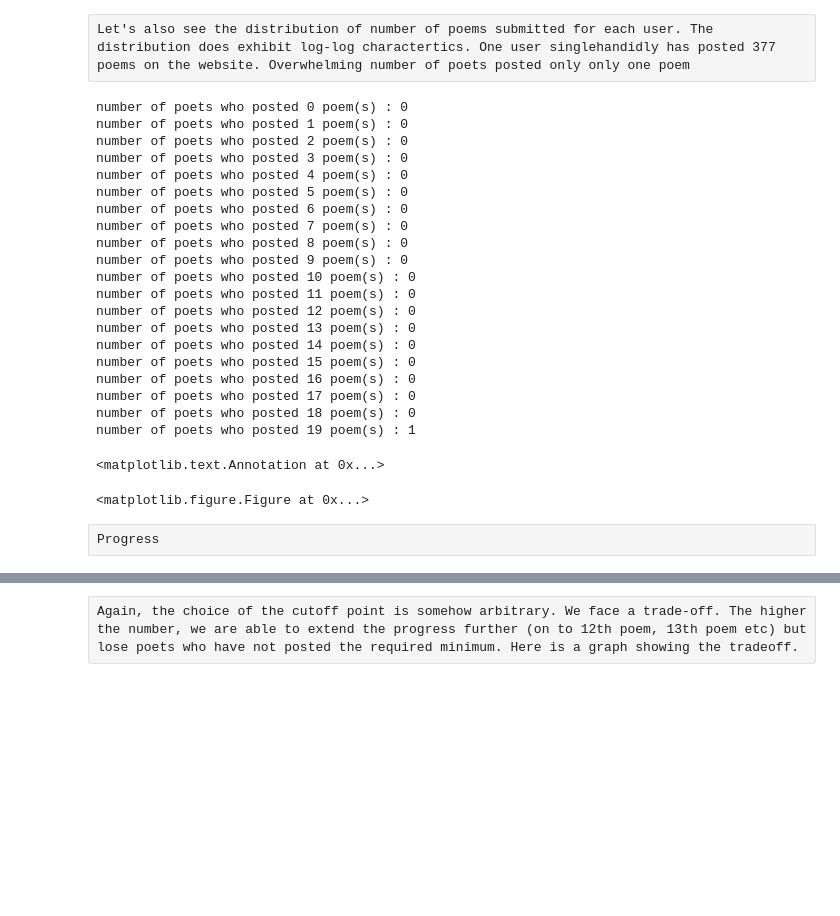
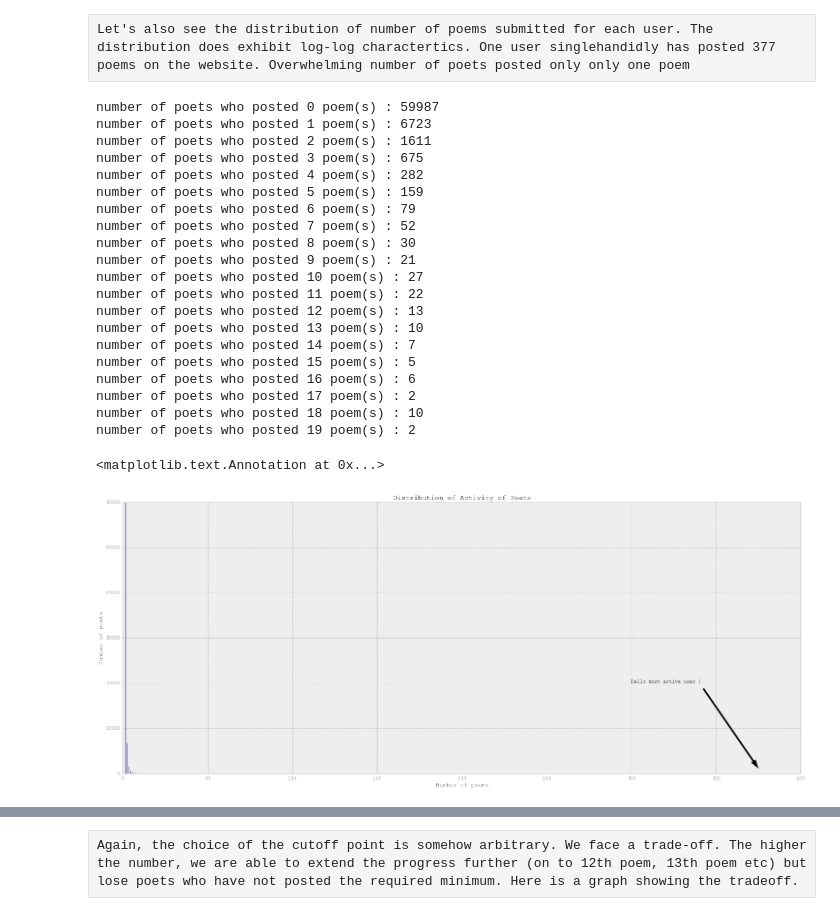
Before and after one commit to SumAllFoundation/powerpoetry, a Jupyter notebook: Powerpoetry Analysis.ipynb, the cells around one changed output, grey strips where cells are left out. Saved outputs shown, nothing was run; the diff lists cells and outputs as text; code cells hidden in the pictures; blank space fills up the shorter version.

```diff
--- a/Powerpoetry Analysis.ipynb
+++ b/Powerpoetry Analysis.ipynb
@@ -114,46 +113,44 @@ ax.set_title('Breakdown of visitors to Powerpoetry website')
 # %% [raw]
 Let's also see the distribution of number of poems submitted for each user. The distribution does exhibit log-log charactertics. One user singlehandidly has posted 377 poems on the website. Overwhelming number of poets posted only only one poem
 # %%
-nthpoem = np.array([i[2] for i in nix])[:20]
+nthpoem = np.array([i[2] for i in nix])
 bin_counts_cumulative = np.bincount(nthpoem)[1:][::-1] #Reverse Order
 bin_counts = [bin_count - bin_counts_cumulative[i-1] for i, bin_count in enumerate(bin_counts_cumulative) if i > 0] #Skip the first number
 bin_counts = [bin_counts_cumulative[0]] +  bin_counts #Append the first entry back
 bin_counts.reverse() #Reverse
 ind  = range(1,1 + len(bin_counts)) #the x Locations for the groups
 
 for i, n in enumerate(bin_counts):
-	print 'number of poets who posted {0} poem(s) : {1}'.format(i,n)
-
+	if i < 20:
+		print 'number of poets who posted {0} poem(s) : {1}'.format(i,n)
 #Chart the distribution
 fig, ax = plt.subplots()
 ax.bar(ind,bin_counts,color=["#7A68A6"],alpha=0.7)
 ax.set_ylabel('Number of poets')
 ax.set_xlabel('Number of poems')
 ax.set_title('Distribution of Activity of Poets')
 ax.annotate('Hello most active user !', xy=(ind[-1], 1), xytext=(300, 20000),
             arrowprops=dict(facecolor='black', shrink=0.05))
 # %% [output]
-number of poets who posted 0 poem(s) : 0
-number of poets who posted 1 poem(s) : 0
-number of poets who posted 2 poem(s) : 0
-number of poets who posted 3 poem(s) : 0
-number of poets who posted 4 poem(s) : 0
-number of poets who posted 5 poem(s) : 0
-number of poets who posted 6 poem(s) : 0
-number of poets who posted 7 poem(s) : 0
-number of poets who posted 8 poem(s) : 0
-number of poets who posted 9 poem(s) : 0
-number of poets who posted 10 poem(s) : 0
-number of poets who posted 11 poem(s) : 0
-number of poets who posted 12 poem(s) : 0
-number of poets who posted 13 poem(s) : 0
-number of poets who posted 14 poem(s) : 0
-number of poets who posted 15 poem(s) : 0
-number of poets who posted 16 poem(s) : 0
-number of poets who posted 17 poem(s) : 0
-number of poets who posted 18 poem(s) : 0
-number of poets who posted 19 poem(s) : 1
+number of poets who posted 0 poem(s) : 59987
+number of poets who posted 1 poem(s) : 6723
+number of poets who posted 2 poem(s) : 1611
+number of poets who posted 3 poem(s) : 675
+number of poets who posted 4 poem(s) : 282
+number of poets who posted 5 poem(s) : 159
+number of poets who posted 6 poem(s) : 79
+number of poets who posted 7 poem(s) : 52
+number of poets who posted 8 poem(s) : 30
+number of poets who posted 9 poem(s) : 21
+number of poets who posted 10 poem(s) : 27
+number of poets who posted 11 poem(s) : 22
+number of poets who posted 12 poem(s) : 13
+number of poets who posted 13 poem(s) : 10
+number of poets who posted 14 poem(s) : 7
+number of poets who posted 15 poem(s) : 5
+number of poets who posted 16 poem(s) : 6
+number of poets who posted 17 poem(s) : 2
+number of poets who posted 18 poem(s) : 10
+number of poets who posted 19 poem(s) : 2
 <matplotlib.text.Annotation at 0x...>
-<matplotlib.figure.Figure at 0x...>
+[figure, added]
-# %% [raw]
-Progress
```
Also changed, not shown: parts of 12 cells of this notebook.
